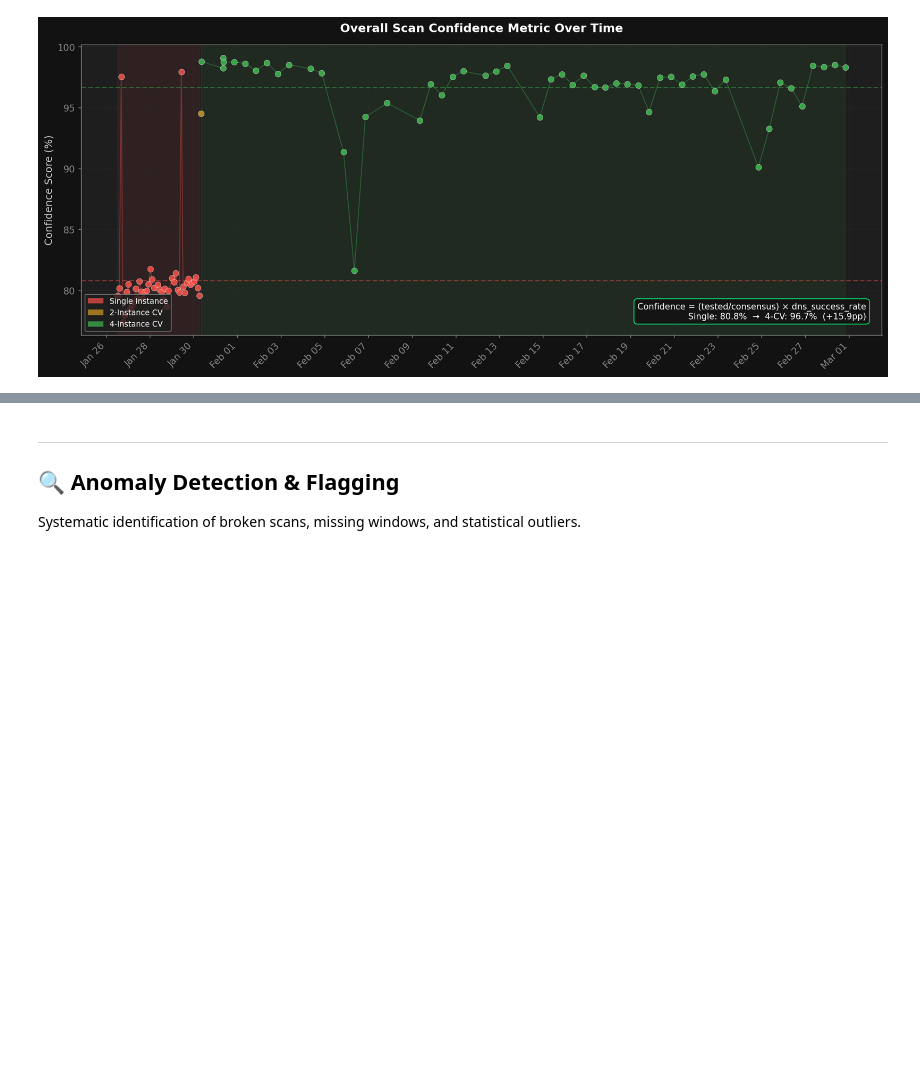
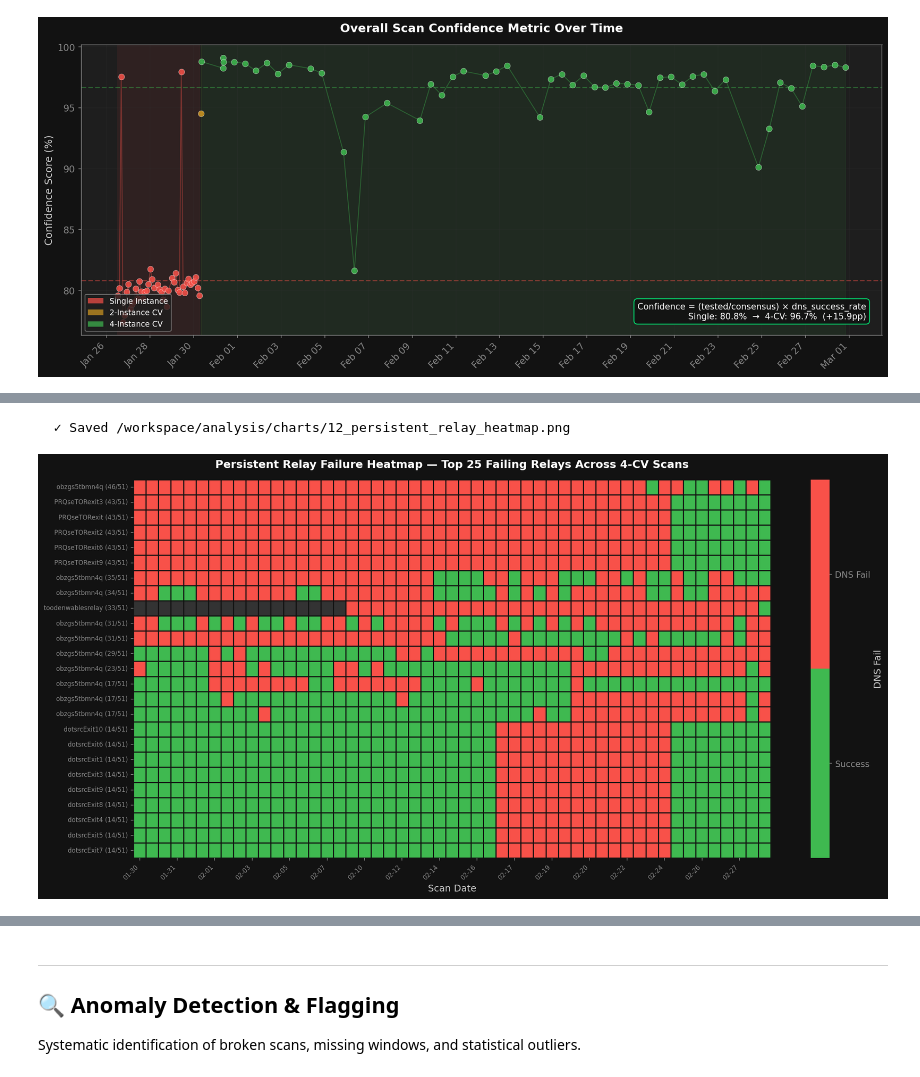
Before and after one commit to 1aeo/exitmap, a Jupyter notebook: analysis/exit_dns_health_analysis.ipynb, the cells around one changed output, grey strips where cells are left out. Cells and saved outputs as stored; diff of their text form; code cells hidden in the pictures; blank space fills up the shorter version.

```diff
--- a/analysis/exit_dns_health_analysis.ipynb
+++ b/analysis/exit_dns_health_analysis.ipynb
@@ -721,0 +844,80 @@ plt.show()
+# %%
+# Build relay × scan matrix for top 25 failing fingerprints
+top_fps = [fp for fp, _ in relay_fail_counts.most_common(25)]
+scan_dates_cv4 = []
+relay_scan_matrix = {fp: [] for fp in top_fps}
+
+for fpath in sorted(DATA_DIR.glob("dns_health_*.json")):
+    try:
+        with open(fpath) as f:
+            scan_data = json.load(f)
+    except (json.JSONDecodeError, ValueError):
+        continue
+    m = scan_data["metadata"]
+    scan_info = m.get("scan", {})
+    if not (scan_info.get("type") == "cross_validate" and scan_info.get("instances", 1) >= 4):
+        continue
+    cr = m.get("consensus_relays", 0)
+    if cr < 100 or cr > 5000:
+        continue
+
+    ts_str = m.get("timestamp", "")[:10]
+    scan_dates_cv4.append(ts_str)
+    scan_fps = {}
+    for r in scan_data.get("results", []):
+        fp = r.get("exit_fingerprint")
+        if fp:
+            scan_fps[fp] = r.get("status")
+
+    for fp in top_fps:
+        if fp in scan_fps:
+            relay_scan_matrix[fp].append(1.0 if scan_fps[fp] == "dns_fail" else 0.0)
+        else:
+            relay_scan_matrix[fp].append(float("nan"))  # not in consensus
+
+# Build DataFrame
+df_heatmap = pd.DataFrame(relay_scan_matrix, index=scan_dates_cv4).T
+# Label rows with nickname (fp_short)
+row_labels = []
+for fp in top_fps:
+    nick = relay_nicknames.get(fp, fp[:12])
+    fail_count = relay_fail_counts[fp]
+    row_labels.append(f"{nick} ({fail_count}/{cv4_scan_count})")
+df_heatmap.index = row_labels
+
+fig, ax = plt.subplots(figsize=(16, 8))
+from matplotlib.colors import ListedColormap
+cmap_heatmap = ListedColormap([STATUS_SUCCESS, STATUS_ERROR])
+
+sns.heatmap(df_heatmap, ax=ax, cmap=cmap_heatmap, vmin=0, vmax=1,
+            linewidths=0.5, linecolor=AEO_DARK_BG,
+            cbar_kws={"label": "DNS Fail", "ticks": [0.25, 0.75]},
+            xticklabels=True, yticklabels=True,
+            mask=df_heatmap.isna())
+
+# Fix colorbar labels
+cbar = ax.collections[0].colorbar
+cbar.set_ticklabels(["Success", "DNS Fail"])
+
+# Grey out NaN cells (not in consensus)
+ax.set_facecolor("#333333")
+
+# Format x-axis: show every Nth date label
+n_dates = len(scan_dates_cv4)
+step = max(1, n_dates // 15)
+xtick_positions = list(range(0, n_dates, step))
+xtick_labels = [scan_dates_cv4[i][5:] for i in xtick_positions]  # MM-DD format
+ax.set_xticks([p + 0.5 for p in xtick_positions])
+ax.set_xticklabels(xtick_labels, rotation=45, ha="right", fontsize=8)
+ax.tick_params(axis="y", labelsize=8)
+
+ax.set_title("Persistent Relay Failure Heatmap — Top 25 Failing Relays Across 4-CV Scans",
+             fontweight="bold", pad=15)
+ax.set_xlabel("Scan Date")
+ax.set_ylabel("")
+fig.tight_layout()
+save_chart(fig, "12_persistent_relay_heatmap")
+plt.show()
+# %% [output]
+  ✓ Saved /workspace/analysis/charts/12_persistent_relay_heatmap.png
+[figure, added]
```
Also changed, not shown: parts of 7 cells of this notebook, 4 other files.
